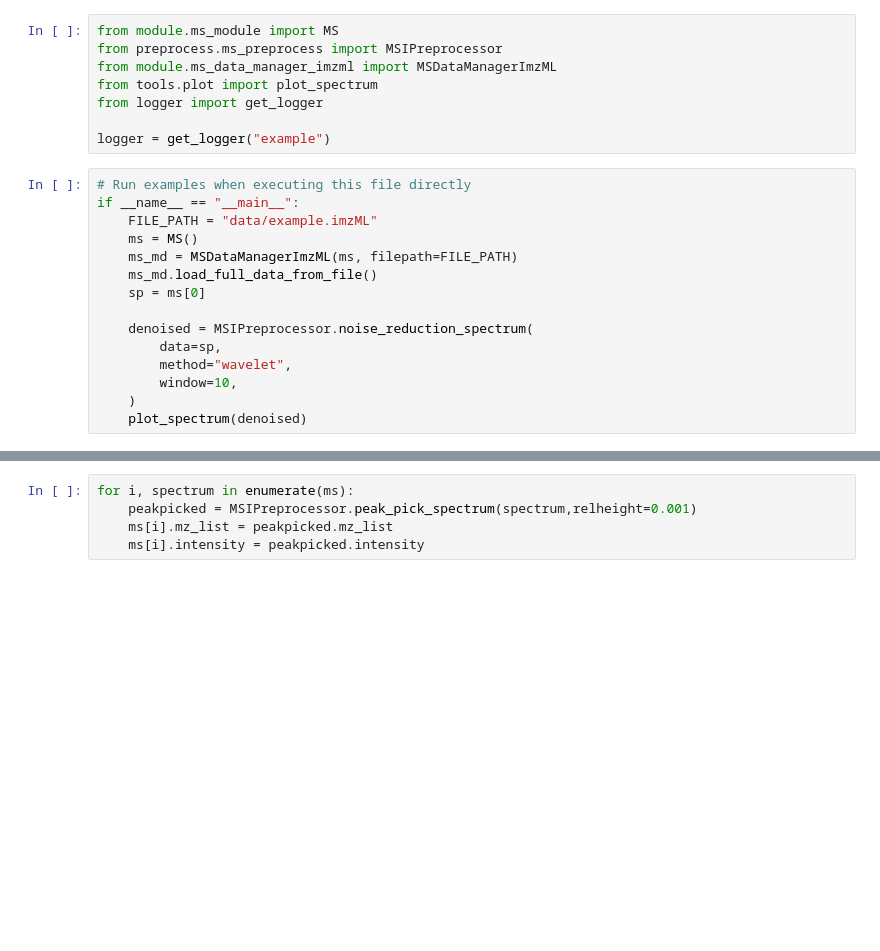
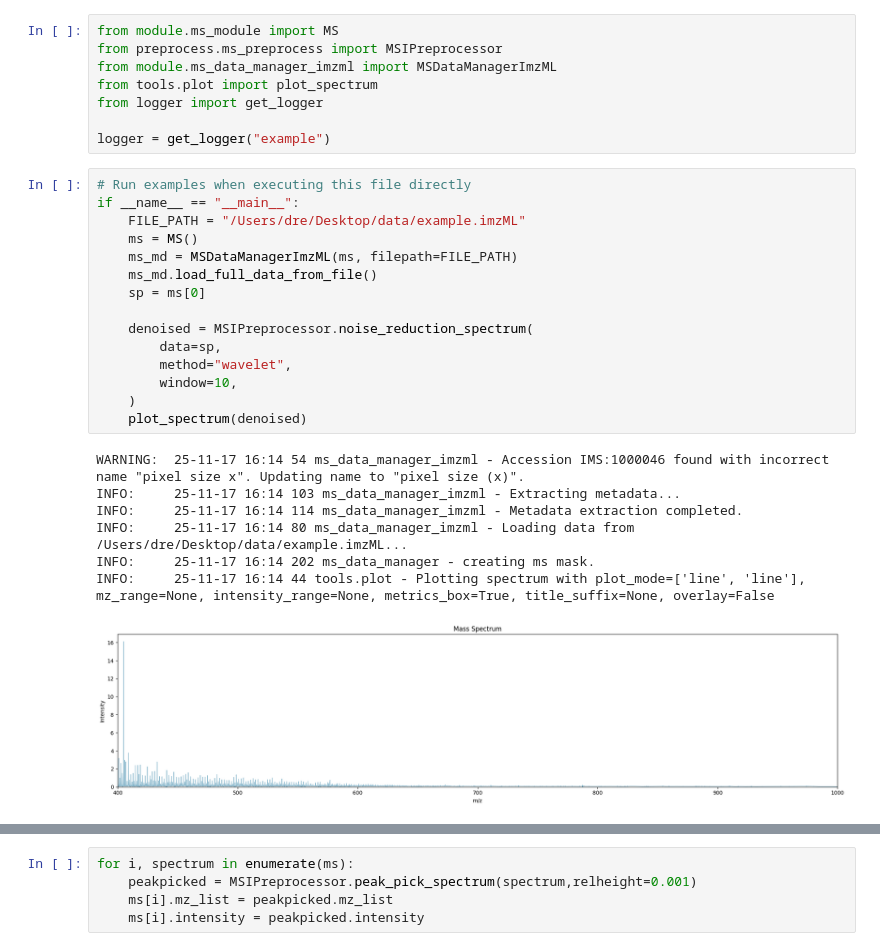
Before and after one commit to NeoNexusX/MassFlow, a Jupyter notebook: example.ipynb, the cells around one changed output, grey strips where cells are left out. Drawn from its saved outputs; the diff is of its cells as text; blank space fills up the shorter version.

```diff
--- a/example.ipynb
+++ b/example.ipynb
@@ -9,18 +9,26 @@ logger = get_logger("example")
 # %%
 # Run examples when executing this file directly
 if __name__ == "__main__":
-    FILE_PATH = "data/example.imzML"
+    FILE_PATH = "/Users/dre/Desktop/data/example.imzML"
     ms = MS()
     ms_md = MSDataManagerImzML(ms, filepath=FILE_PATH)
     ms_md.load_full_data_from_file()
     sp = ms[0]
 
     denoised = MSIPreprocessor.noise_reduction_spectrum(
         data=sp,
         method="wavelet",
         window=10,
     )
     plot_spectrum(denoised)
+# %% [output]
+WARNING:  25-11-17 16:14 54 ms_data_manager_imzml - Accession IMS:1000046 found with incorrect name "pixel size x". Updating name to "pixel size (x)".
+INFO:     25-11-17 16:14 103 ms_data_manager_imzml - Extracting metadata...
+INFO:     25-11-17 16:14 114 ms_data_manager_imzml - Metadata extraction completed.
+INFO:     25-11-17 16:14 80 ms_data_manager_imzml - Loading data from /Users/dre/Desktop/data/example.imzML...
+INFO:     25-11-17 16:14 202 ms_data_manager - creating ms mask.
+INFO:     25-11-17 16:14 44 tools.plot - Plotting spectrum with plot_mode=['line', 'line'], mz_range=None, intensity_range=None, metrics_box=True, title_suffix=None, overlay=False
+[figure, added]
 # %%
 # Plotting
 plot_spectrum(
```
Also changed, not shown: parts of 8 cells of this notebook, 4 other files.
